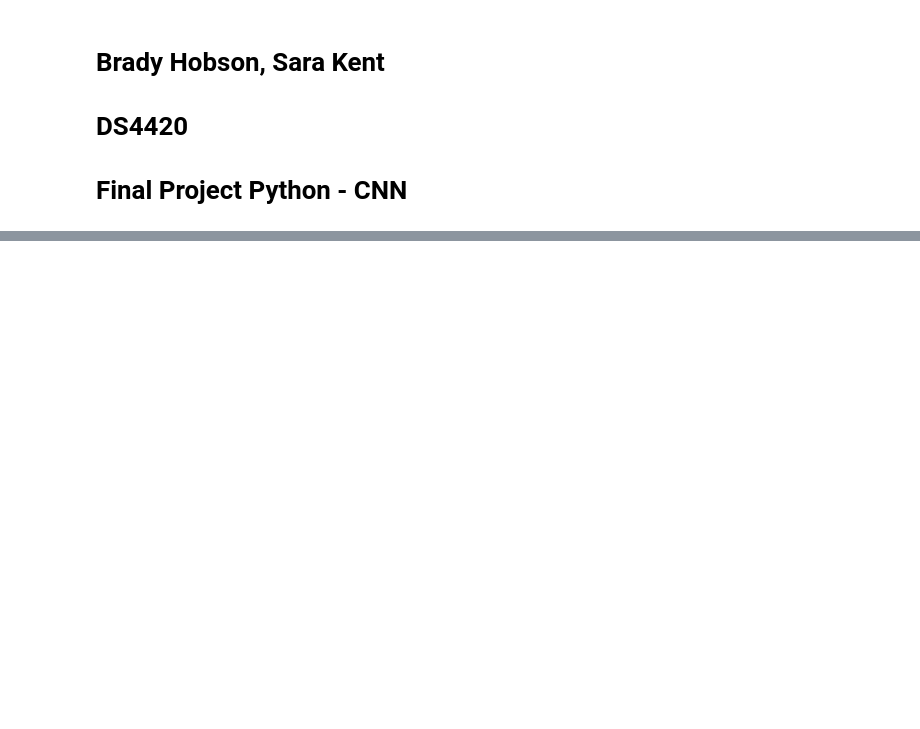
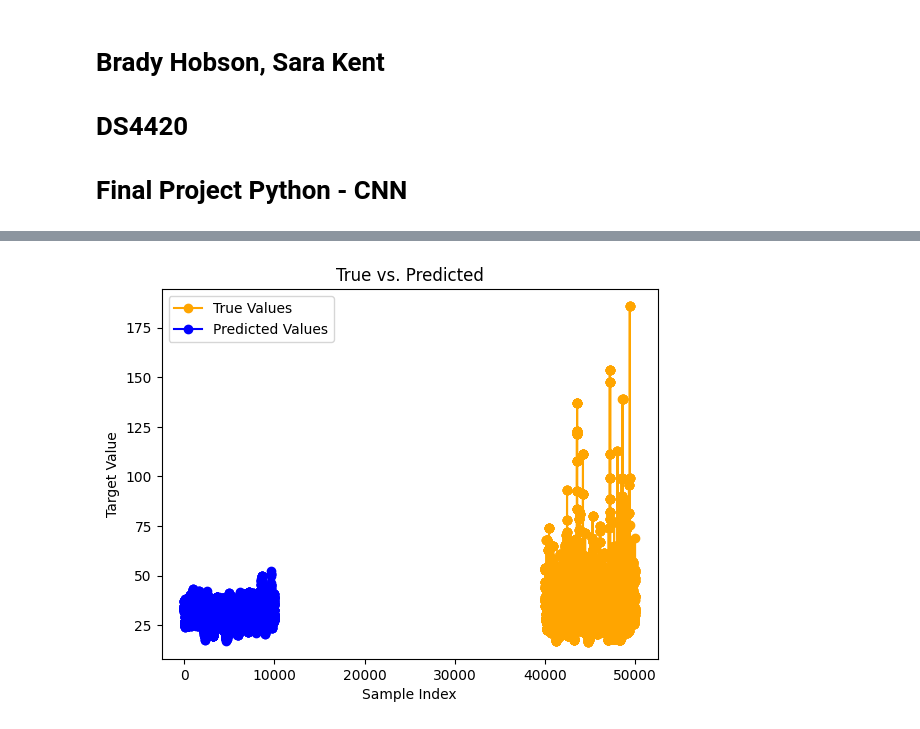
Before and after one commit to BradyHobson/ML2-Project, a Jupyter notebook: cnn.ipynb, the cells around one changed output, grey strips where cells are left out. Cells and saved outputs as stored; diff of their text form; code cells hidden in the pictures; blank space fills up the shorter version.

```diff
--- a/cnn.ipynb
+++ b/cnn.ipynb
@@ -96,0 +119,11 @@ plt.show()
+# %%
+# plot values
+plt.plot(y_test, label='True Values', marker='o', color='orange')
+plt.plot(y_pred, label='Predicted Values', marker='o', color='blue')
+plt.title('True vs. Predicted')
+plt.xlabel('Sample Index')
+plt.ylabel('Target Value')
+plt.legend()
+plt.show()
+# %% [output]
+[figure, added]
```
Also changed, not shown: parts of 5 cells of this notebook.
